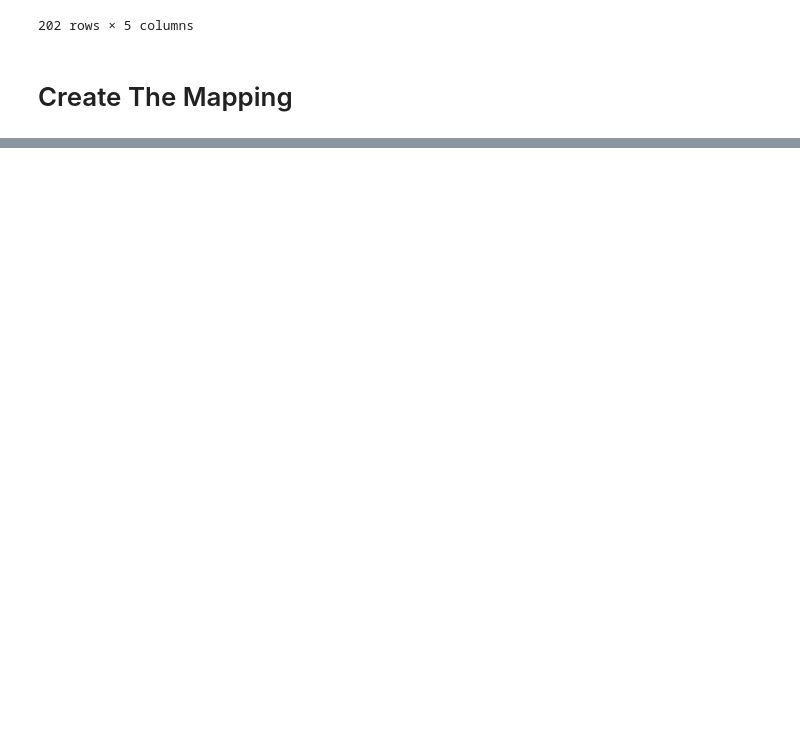
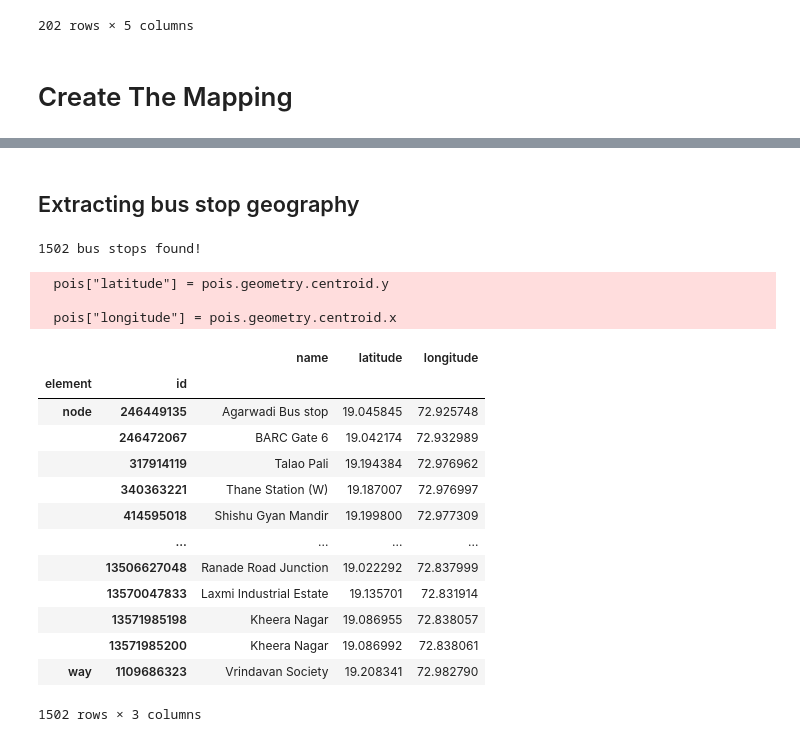
Before and after one commit to nisarg-m-shah/Mumbai-Railway-GPS, a Jupyter notebook: Shortest_Route_Finder_Project.ipynb, the cells around one changed output, grey strips where cells are left out. Saved outputs shown, nothing was run; the diff lists cells and outputs as text; code cells hidden in the pictures; blank space fills up the shorter version.

```diff
--- a/Shortest_Route_Finder_Project.ipynb
+++ b/Shortest_Route_Finder_Project.ipynb
@@ -818,0 +419,46 @@ IndexError: list index out of range
+# %% [markdown]
+## Extracting bus stop geography
+# %%
+
+
+west = 72.7752
+south = 18.8928
+east = 72.9865
+north = 19.2711
+
+tags = {"highway": "bus_stop"}
+
+# correct function for your OSMnx version
+pois = ox.features_from_bbox((west, south, east, north), tags)
+
+# keep only those with a name
+pois = pois[["name", "geometry"]].dropna()
+
+# convert to lat/lon
+pois["latitude"] = pois.geometry.centroid.y
+pois["longitude"] = pois.geometry.centroid.x
+
+print(f"{len(pois)} bus stops found!\n")
+
+pois = pois[["name","latitude","longitude"]]
+pois.to_csv("Bus Dataset 2.csv", index=False)
+display(pois)
+# %% [output]
+1502 bus stops found!
+  pois["latitude"] = pois.geometry.centroid.y
+
+  pois["longitude"] = pois.geometry.centroid.x
+|  |  | name | latitude | longitude |
+| element | id |  |  |  |
+| node | 246449135 | Agarwadi Bus stop | 19.045845 | 72.925748 |
+|  | 246472067 | BARC Gate 6 | 19.042174 | 72.932989 |
+|  | 317914119 | Talao Pali | 19.194384 | 72.976962 |
+|  | 340363221 | Thane Station (W) | 19.187007 | 72.976997 |
+|  | 414595018 | Shishu Gyan Mandir | 19.199800 | 72.977309 |
+|  | ... | ... | ... | ... |
+|  | 13506627048 | Ranade Road Junction | 19.022292 | 72.837999 |
+|  | 13570047833 | Laxmi Industrial Estate | 19.135701 | 72.831914 |
+|  | 13571985198 | Kheera Nagar | 19.086955 | 72.838057 |
+|  | 13571985200 | Kheera Nagar | 19.086992 | 72.838061 |
+| way | 1109686323 | Vrindavan Society | 19.208341 | 72.982790 |
+1502 rows × 3 columns
```
Also changed, not shown: parts of 8 cells of this notebook, 14 other files.
